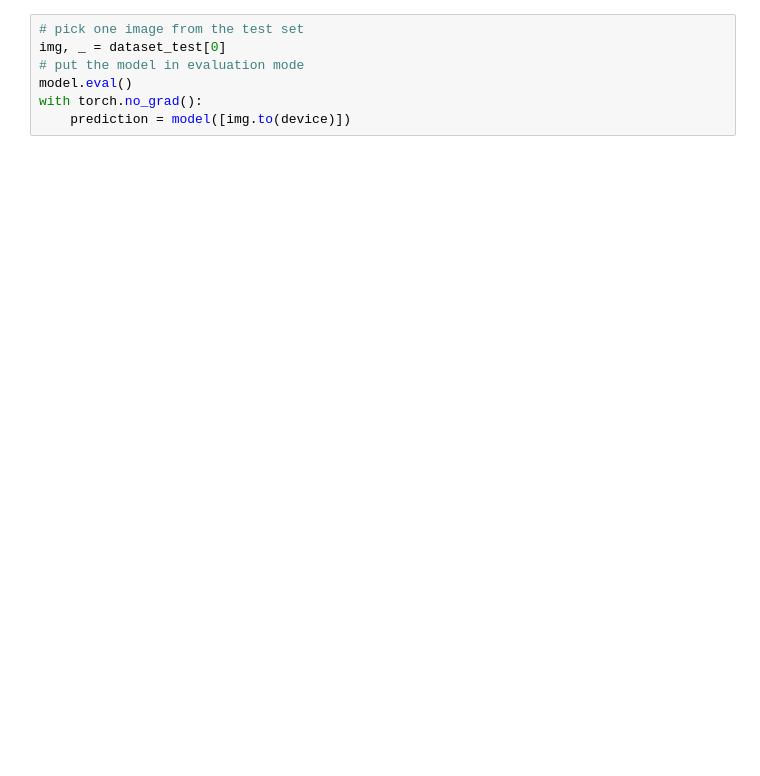
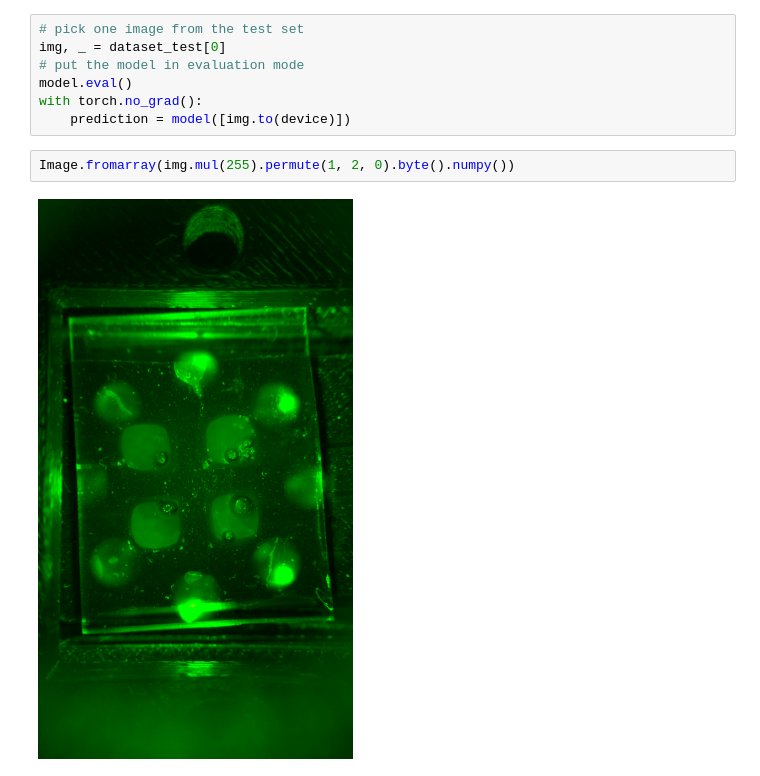
Before and after one commit to ncsu-landscape-dynamics/LAMP_assay_automation, a Jupyter notebook: Working_pytorch_instance_imseg_resized.ipynb, the cells around one changed output. Cells and saved outputs as stored; diff of their text form; blank space fills up the shorter version.

```diff
--- a/Working_pytorch_instance_imseg_resized.ipynb
+++ b/Working_pytorch_instance_imseg_resized.ipynb
@@ -270,3 +291,7 @@ img, _ = dataset_test[0]
 model.eval()
 with torch.no_grad():
     prediction = model([img.to(device)])
+# %%
+Image.fromarray(img.mul(255).permute(1, 2, 0).byte().numpy())
+# %% [output]
+[figure, added]
```
Also changed, not shown: parts of 5 cells of this notebook.
